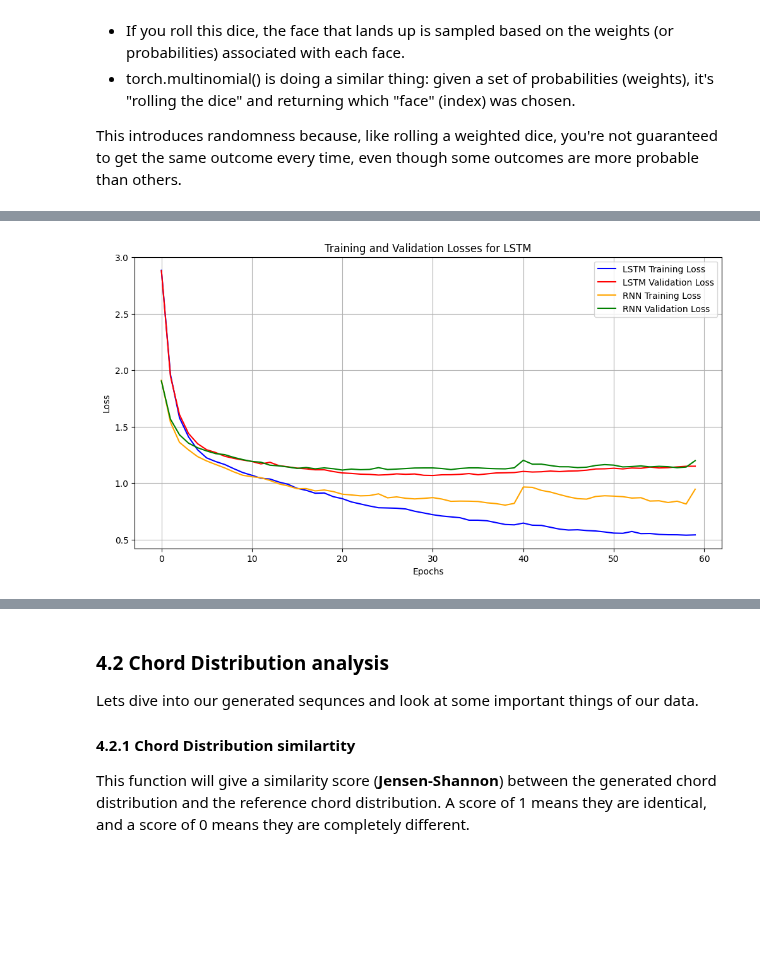
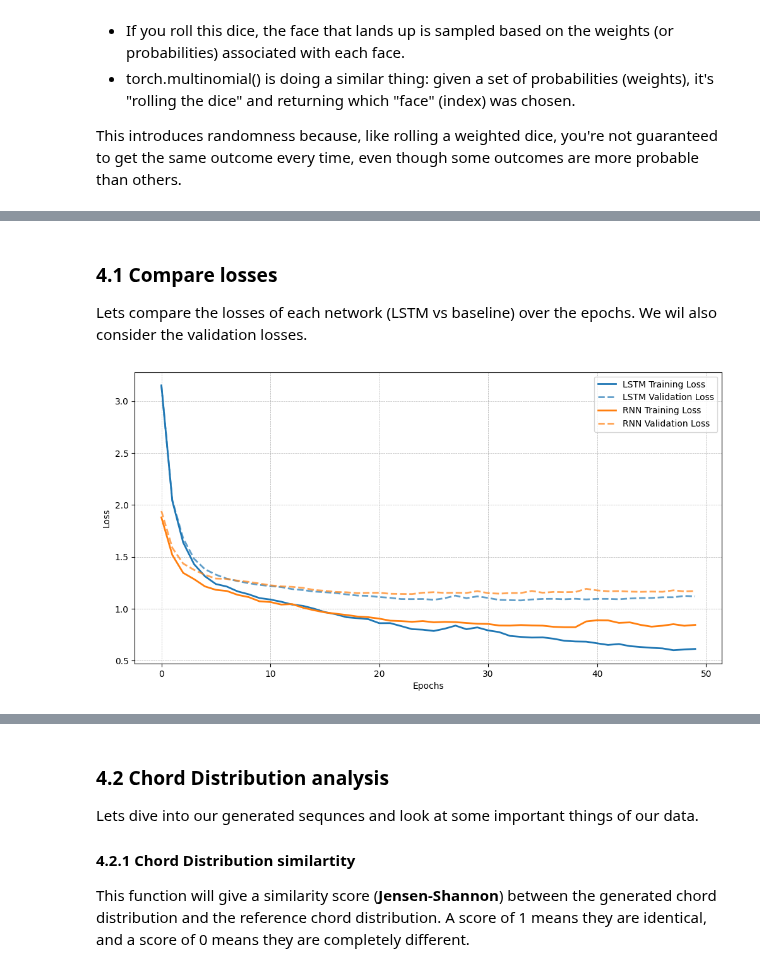
Before and after one commit to Kryptagora/JazzNet, a Jupyter notebook: Models.ipynb, the cells around one changed output, grey strips where cells are left out. Drawn from its saved outputs; the diff is of its cells as text; code cells hidden in the pictures; blank space fills up the shorter version.

```diff
--- a/Models.ipynb
+++ b/Models.ipynb
@@ -144,7 +158,7 @@ n_layers = 4#2
 dropout = 0.2
 
 # Hyperparameters grid search 10h
-num_epochs = 60#35
+num_epochs = 50#35
 embedding_dim = 48#12
 hidden_dim = 128#24
 output_dim = vocab_size
@@ -395,6 +258,9 @@ def train_model(model, train_loader, val_loader, test_loader, epochs, optimizer,
     train_losses = []
     val_losses = []
     test_losses = []
+    train_accuracies = []  # Collect train accuracies
+    val_accuracies = []  # Collect validation accuracies
+    test_accuracies = []  # Collect test accuracies
 
     # Calculate accuracy
     def accuracy(outputs, labels):
@@ -440,12 +306,15 @@ def train_model(model, train_loader, val_loader, test_loader, epochs, optimizer,
         train_losses.append(train_loss)
         val_losses.append(val_loss)
         test_losses.append(test_loss)
+        train_accuracies.append(train_acc)  # Store train accuracy
+        val_accuracies.append(val_acc)  # Store validation accuracy
+        test_accuracies.append(test_acc)  # Store test accuracy
 
         print(f'Epoch {epoch+1}/{epochs}: Train Loss: {train_loss:.4f} | Train Acc: {train_acc:.4f} | Val Loss: {val_loss:.4f} | Val Acc: {val_acc:.4f} | Test Loss: {test_loss:.4f} | Test Acc: {test_acc:.4f}')
 
-    return train_losses, val_losses, test_losses
+    return train_losses, val_losses, test_losses, train_accuracies, val_accuracies, test_accuracies  # Return accuracies
 
 
 # Train the  model
-train_losses_lstm, val_losses_lstm, test_losses_lstm = train_model(model, train_loader, val_loader, test_loader, num_epochs, optimizer, criterion)
+train_losses_lstm, val_losses_lstm, test_losses_lstm, train_accuracies, val_accuracies, test_accuracies = train_model(model, train_loader, val_loader, test_loader, num_epochs, optimizer, criterion)
 # %% [output]
@@ -479,6 +348,9 @@ def train_modelRNN(model, train_loader, val_loader, test_loader, epochs, optimiz
     train_losses = []
     val_losses = []
     test_losses = []
+    train_accuracies = []
+    val_accuracies = []
+    test_accuracies = []
 
     # Calculate accuracy
     def accuracy(outputs, labels):
@@ -524,13 +396,18 @@ def train_modelRNN(model, train_loader, val_loader, test_loader, epochs, optimiz
         train_losses.append(train_loss)
         val_losses.append(val_loss)
         test_losses.append(test_loss)
+        train_accuracies.append(train_acc)
+        val_accuracies.append(val_acc)
+        test_accuracies.append(test_acc)
 
         print(f'Epoch {epoch+1}/{epochs}: Train Loss: {train_loss:.4f} | Train Acc: {train_acc:.4f} | Val Loss: {val_loss:.4f} | Val Acc: {val_acc:.4f} | Test Loss: {test_loss:.4f} | Test Acc: {test_acc:.4f}')
 
-    return train_losses, val_losses, test_losses
+    return train_losses, val_losses, test_losses, train_accuracies, val_accuracies, test_accuracies  # Updated
+
+
 
 
 # Train the  model
 #train_losses_lstm, val_losses_lstm, test_losses_lstm = train_model(model, train_loader, val_loader, test_loader, num_epochs, optimizer, criterion)
-train_losses_rnn, val_losses_rnn, test_losses_rnn = train_modelRNN(modelBaseline, train_loader, val_loader, test_loader, num_epochs, optimizer, criterion)
+train_losses_rnn, val_losses_rnn, test_losses_rnn, train_accuracies_rnn, val_accuracies_rnn, test_accuracies_rnn = train_modelRNN(modelBaseline, train_loader, val_loader, test_loader, num_epochs, optimizer, criterion)
 # %% [output]
@@ -981,19 +921,28 @@ Lets compare the losses of each network over the epochs. We wil also consider th
+# %% [markdown]
+### 4.1 Compare losses
+Lets compare the losses of each network (LSTM vs baseline) over the epochs. We wil also consider the validation losses.
 # %%
 import matplotlib.pyplot as plt
 
 plt.figure(figsize=(12, 6))
-plt.plot(train_losses_lstm, label='LSTM Training Loss', color='blue')
-plt.plot(val_losses_lstm, label='LSTM Validation Loss', color='red')
 
-plt.plot(train_losses_rnn, label='RNN Training Loss', color='orange')
-plt.plot(val_losses_rnn, label='RNN Validation Loss', color='green')
-plt.title('Training and Validation Losses for LSTM')
+# LSTM lines
+plt.plot(train_losses_lstm, label='LSTM Training Loss', color='#1f77b4', linestyle='-', linewidth=2)  # Color 'blue'
+plt.plot(val_losses_lstm, label='LSTM Validation Loss', color='#1f77b4', linestyle='--', linewidth=2, alpha=0.7)  # Make this line dotted
+
+# RNN lines
+plt.plot(train_losses_rnn, label='RNN Training Loss', color='#ff7f0e', linestyle='-', linewidth=2)  # Color 'orange'
+plt.plot(val_losses_rnn, label='RNN Validation Loss', color='#ff7f0e', linestyle='--', linewidth=2, alpha=0.7)  # Make this line dotted
+
+# Titles and labels
+#plt.title('Training and Validation Losses for LSTM vs RNN')
 plt.xlabel('Epochs')
 plt.ylabel('Loss')
+
 plt.legend()
-plt.grid(True)
+plt.grid(True, which="both", linestyle='--', linewidth=0.5)  # Making grid lines lighter and dotted
 
 plt.savefig('img/train_results_compare-50epochs.png', dpi=300, bbox_inches='tight')
 plt.show()
 # %% [output]
-[figure, old version]
+[figure, new version]
```
Also changed, not shown: parts of 17 cells of this notebook.
